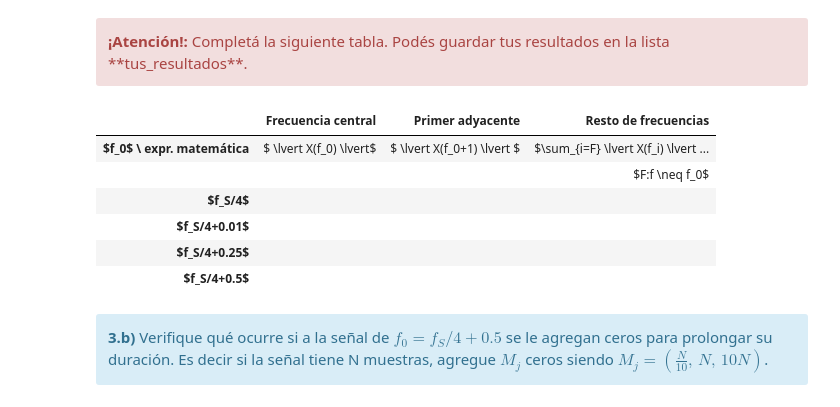
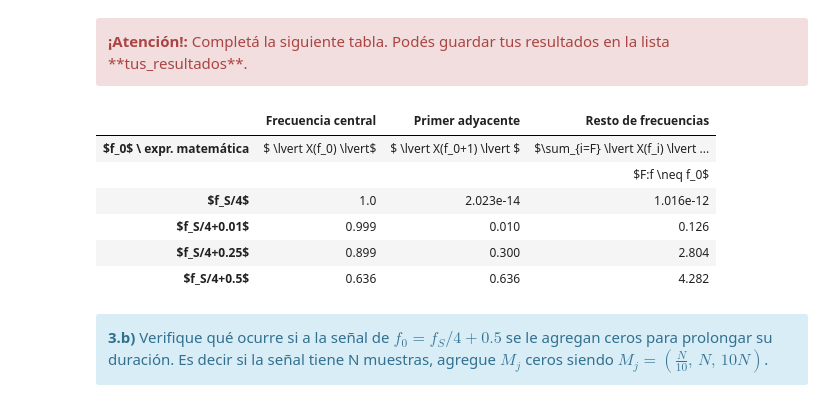
Before and after one commit to gonzalolavigna/mese_2018_pds, a Jupyter notebook: TP1 - Muestreo de señales - Forurier-2.ipynb, the cells around one changed output. Saved outputs shown, nothing was run; the diff lists cells and outputs as text; code cells hidden in the pictures.

```diff
--- a/TP1 - Muestreo de señales - Forurier-2.ipynb
+++ b/TP1 - Muestreo de señales - Forurier-2.ipynb
@@ -449,31 +883,31 @@ HTML(df.to_html())
 # %%
 #######################################
 # Tu simulación que genere resultados #
 #######################################
 
 tus_resultados = [ ['$ \lvert X(f_0) \lvert$', '$ \lvert X(f_0+1) \lvert $', '$\sum_{i=F} \lvert X(f_i) \lvert ^2 $'],
                    ['',                        '',                           '$F:f \neq f_0$'],
-                  ['', '', ''], # <-- acá debería haber numeritos :)
-                  ['', '', ''], # <-- acá debería haber numeritos :)
-                  ['', '', ''], # <-- acá debería haber numeritos :)
-                  ['', '', '']  # <-- acá debería haber numeritos :)
+                  ['1.0', '2.023e-14', '1.016e-12'], # <-- acá debería haber numeritos :)
+                  ['0.999', '0.010', '0.126'], # <-- acá debería haber numeritos :)
+                  ['0.899', '0.300', '2.804'], # <-- acá debería haber numeritos :)
+                  ['0.636', '0.636', '4.282']  # <-- acá debería haber numeritos :)
                  ]
 df = DataFrame(tus_resultados, columns=['Frecuencia central', 'Primer adyacente', 'Resto de frecuencias'],
                index=['$f_0$ \ expr. matemática',
                       '',
                       '$f_S/4$',
                       '$f_S/4+0.01$',
                       '$f_S/4+0.25$',
                       '$f_S/4+0.5$'])
 HTML(df.to_html())
 # %% [output]
 |  | Frecuencia central | Primer adyacente | Resto de frecuencias |
 | $f_0$ \ expr. matemática | $ \lvert X(f_0) \lvert$ | $ \lvert X(f_0+1) \lvert $ | $\sum_{i=F} \lvert X(f_i) \lvert ... |
 |  |  |  | $F:f \neq f_0$ |
-| $f_S/4$ |  |  |  |
-| $f_S/4+0.01$ |  |  |  |
-| $f_S/4+0.25$ |  |  |  |
-| $f_S/4+0.5$ |  |  |  |
+| $f_S/4$ | 1.0 | 2.023e-14 | 1.016e-12 |
+| $f_S/4+0.01$ | 0.999 | 0.010 | 0.126 |
+| $f_S/4+0.25$ | 0.899 | 0.300 | 2.804 |
+| $f_S/4+0.5$ | 0.636 | 0.636 | 4.282 |
 # %% [markdown]
 <div class="alert alert-block alert-info">
 <b>3.b)</b> Verifique qué ocurre si a la señal de $f_0 = f_S/4 + 0.5$ se le agregan ceros para prolongar su duración. Es decir si la señal tiene N muestras, agregue $M_j$ ceros siendo $M_j = ( \frac{N}{10},\, N,\, 10N)$.
```
Also changed, not shown: parts of 16 cells of this notebook, 3 other files.
